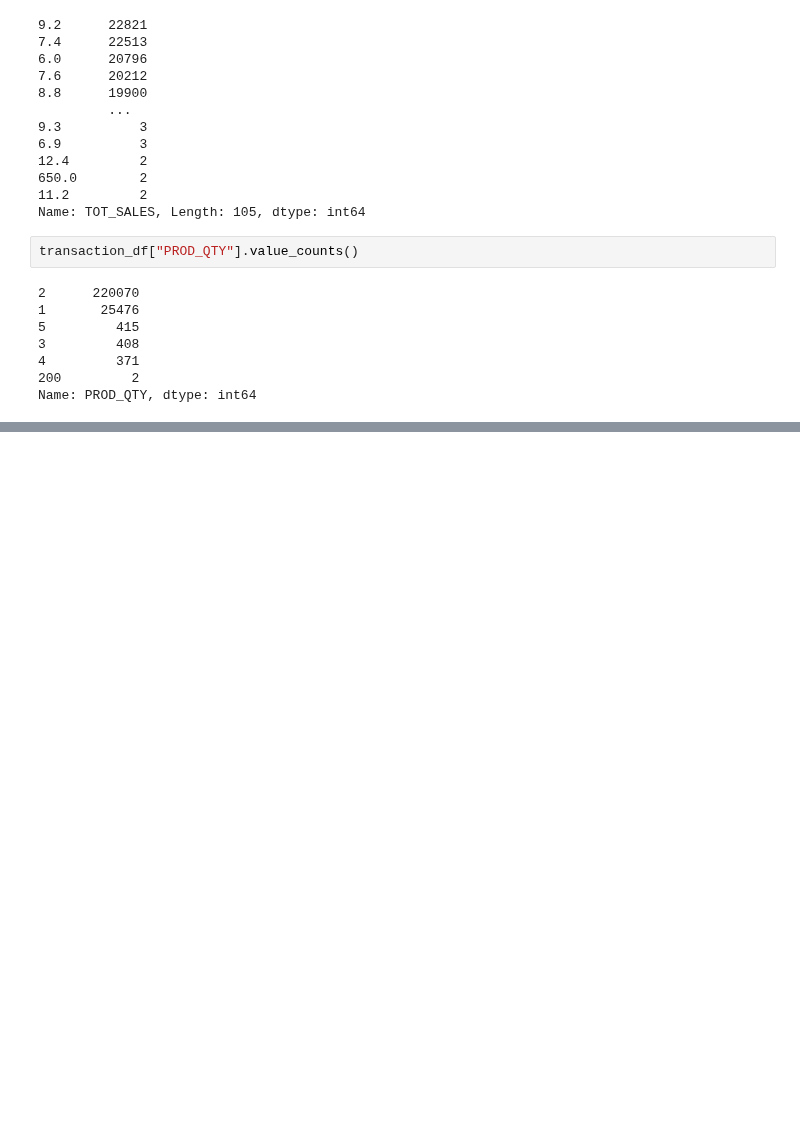
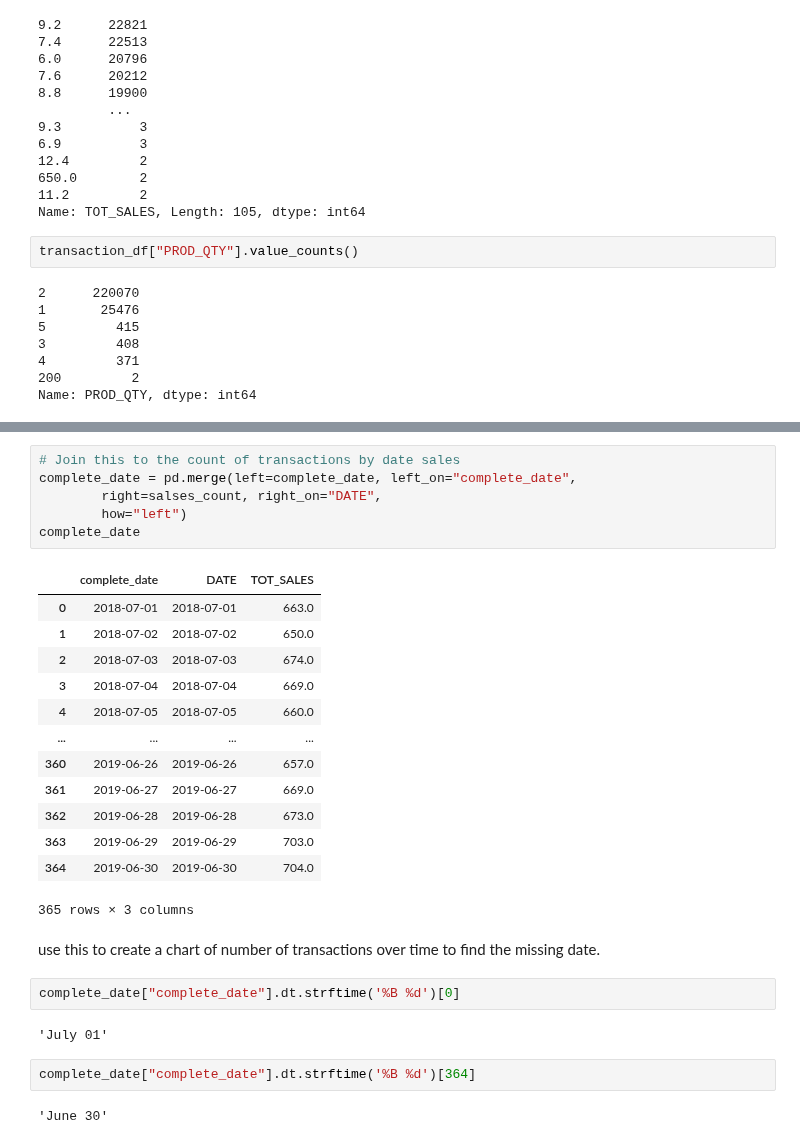
Before and after one commit to lawalsegun2025/forage_projects, a Jupyter notebook: 004_Quantium_Data_Analytics/1_data_preparation_and_customer_analytics/notebook/data_preparation_and_customer_analytics.ipynb, the cells around one changed output, grey strips where cells are left out. Saved outputs shown, nothing was run; the diff lists cells and outputs as text; blank space fills up the shorter version.

```diff
--- a/004_Quantium_Data_Analytics/1_data_preparation_and_customer_analytics/notebook/data_preparation_and_customer_analytics.ipynb
+++ b/004_Quantium_Data_Analytics/1_data_preparation_and_customer_analytics/notebook/data_preparation_and_customer_analytics.ipynb
@@ -597,0 +588,31 @@ plt.show()
+# %%
+# Join this to the count of transactions by date sales
+complete_date = pd.merge(left=complete_date, left_on="complete_date",
+        right=salses_count, right_on="DATE",
+        how="left")
+complete_date
+# %% [output]
+|  | complete_date | DATE | TOT_SALES |
+| 0 | 2018-07-01 | 2018-07-01 | 663.0 |
+| 1 | 2018-07-02 | 2018-07-02 | 650.0 |
+| 2 | 2018-07-03 | 2018-07-03 | 674.0 |
+| 3 | 2018-07-04 | 2018-07-04 | 669.0 |
+| 4 | 2018-07-05 | 2018-07-05 | 660.0 |
+| ... | ... | ... | ... |
+| 360 | 2019-06-26 | 2019-06-26 | 657.0 |
+| 361 | 2019-06-27 | 2019-06-27 | 669.0 |
+| 362 | 2019-06-28 | 2019-06-28 | 673.0 |
+| 363 | 2019-06-29 | 2019-06-29 | 703.0 |
+| 364 | 2019-06-30 | 2019-06-30 | 704.0 |
+365 rows × 3 columns
+# %% [markdown]
+use this to create a
+chart of number of transactions over time to find the missing date.
+# %%
+complete_date["complete_date"].dt.strftime('%B %d')[0]
+# %% [output]
+'July 01'
+# %%
+complete_date["complete_date"].dt.strftime('%B %d')[364]
+# %% [output]
+'June 30'
```
Also changed, not shown: parts of 69 cells of this notebook.
